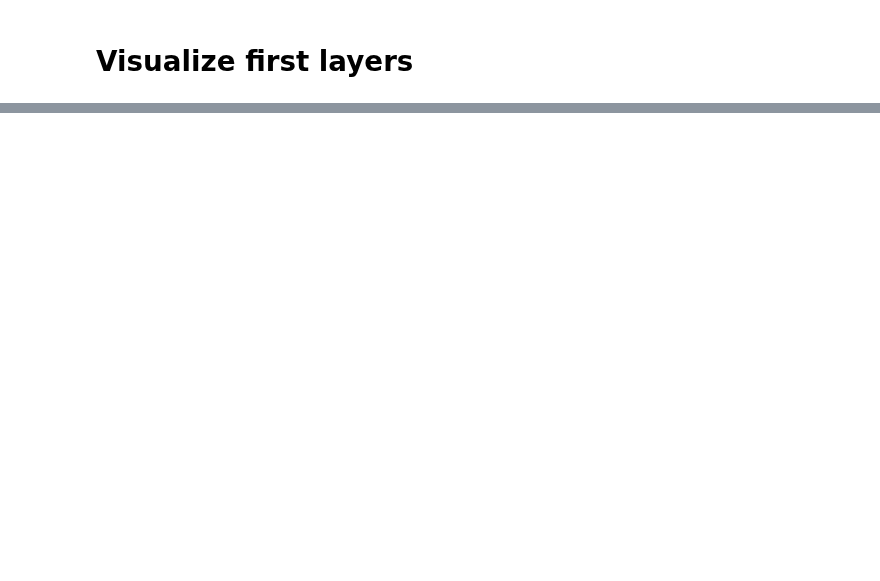
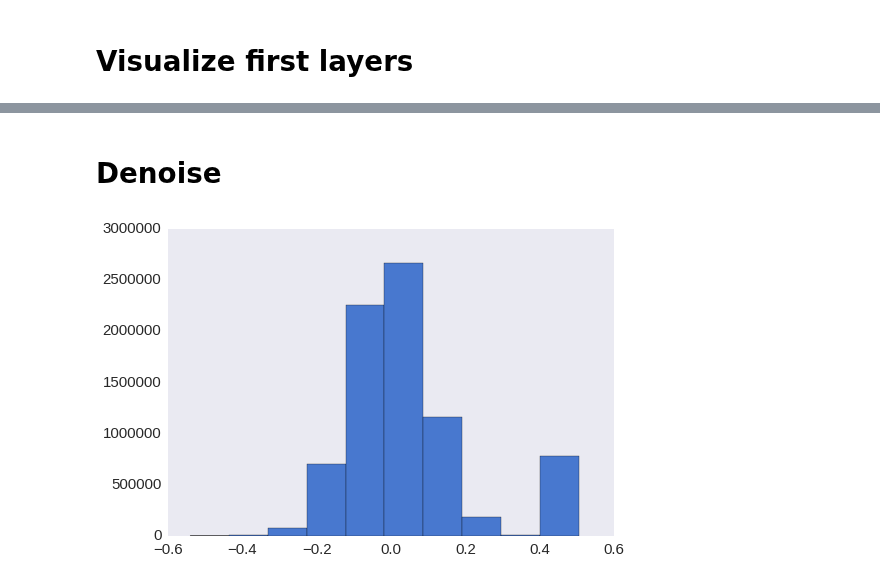
Before and after one commit to EderSantana/seya, a Jupyter notebook: examples/Convolutional Variational AE.ipynb, the cells around one changed output, grey strips where cells are left out. Cells and saved outputs as stored; diff of their text form; code cells hidden in the pictures; blank space fills up the shorter version.

```diff
--- a/examples/Convolutional Variational AE.ipynb
+++ b/examples/Convolutional Variational AE.ipynb
@@ -135,0 +143,9 @@ W = W.reshape((32, 9))
+# %% [markdown]
+# Denoise
+# %%
+n_samples = 10000 * 784
+noise = np.concatenate([np.random.normal(0, .1, n_samples*.9), np.random.normal(.5, .001, n_samples*.1)])
+_ = plt.hist(noise)
+noise = noise.reshape((10000, 1, 28, 28))
+# %% [output]
+[figure, added]
```
Also changed, not shown: parts of 13 cells of this notebook, 5 other files.
